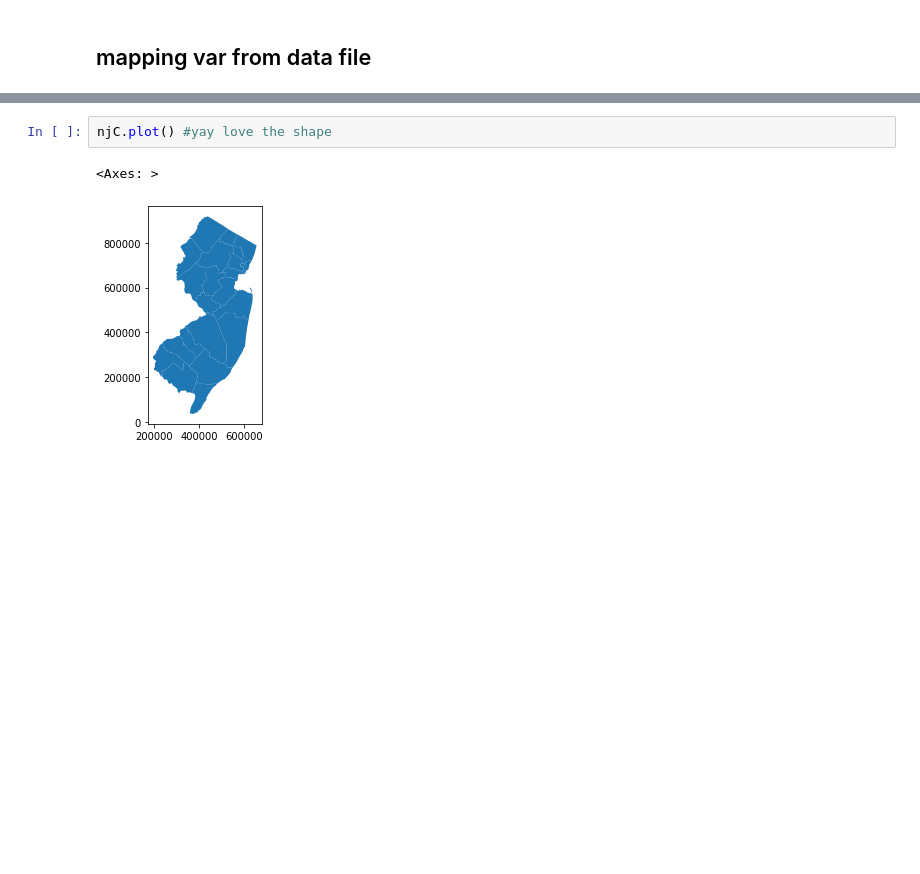
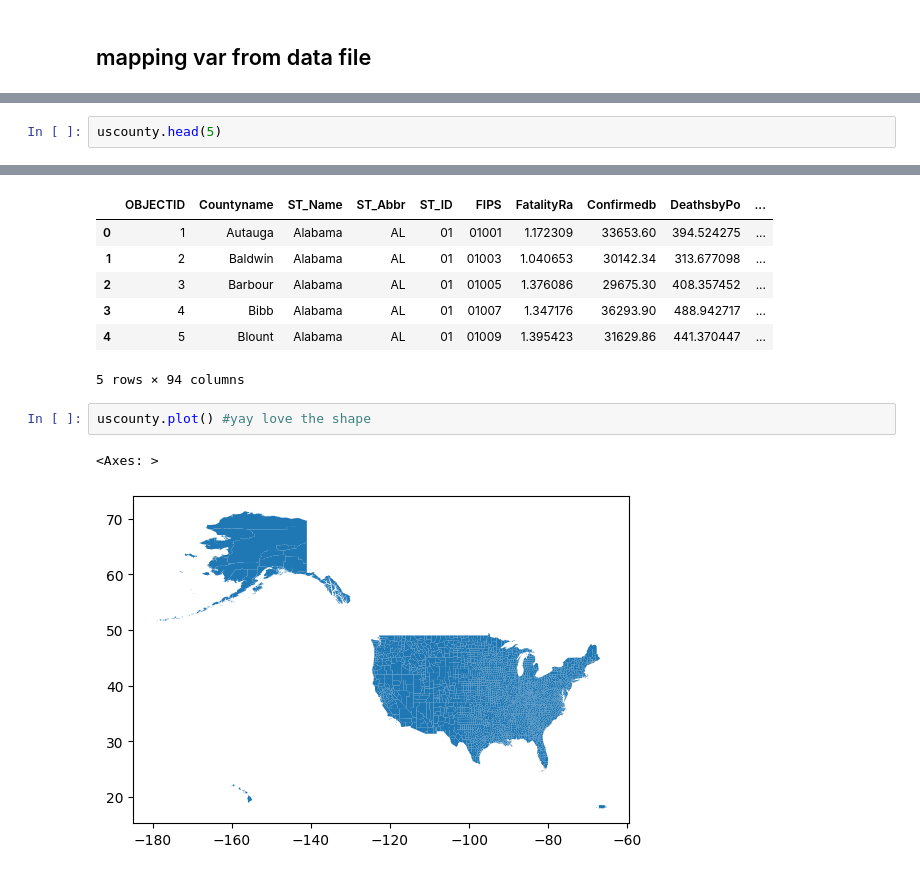
Before and after one commit to tl614-rutgers/gisTest, a Jupyter notebook: map.ipynb, the cells around one changed output, grey strips where cells are left out. Saved outputs shown, nothing was run; the diff lists cells and outputs as text; blank space fills up the shorter version.

```diff
--- a/map.ipynb
+++ b/map.ipynb
@@ -100,0 +108,3 @@ njC.head(2)
+# %%
+uscounty.head(5)
+# %% [output]
@@ -101,7 +112,14 @@ njC.head(2)
+|  | OBJECTID | Countyname | ST_Name | ST_Abbr | ST_ID | FIPS | FatalityRa | Confirmedb | DeathsbyPo | ... |
+| 0 | 1 | Autauga | Alabama | AL | 01 | 01001 | 1.172309 | 33653.60 | 394.524275 | ... |
+| 1 | 2 | Baldwin | Alabama | AL | 01 | 01003 | 1.040653 | 30142.34 | 313.677098 | ... |
+| 2 | 3 | Barbour | Alabama | AL | 01 | 01005 | 1.376086 | 29675.30 | 408.357452 | ... |
+| 3 | 4 | Bibb | Alabama | AL | 01 | 01007 | 1.347176 | 36293.90 | 488.942717 | ... |
+| 4 | 5 | Blount | Alabama | AL | 01 | 01009 | 1.395423 | 31629.86 | 441.370447 | ... |
+5 rows × 94 columns
 # %%
-njC.plot() #yay love the shape
+uscounty.plot() #yay love the shape
 # %% [output]
 <Axes: >
-[figure, old version]
+[figure, new version]
 # %%
 #sometimes lucky and have the variable we want to map in the shapefile
```
Also changed, not shown: parts of 29 cells of this notebook.
